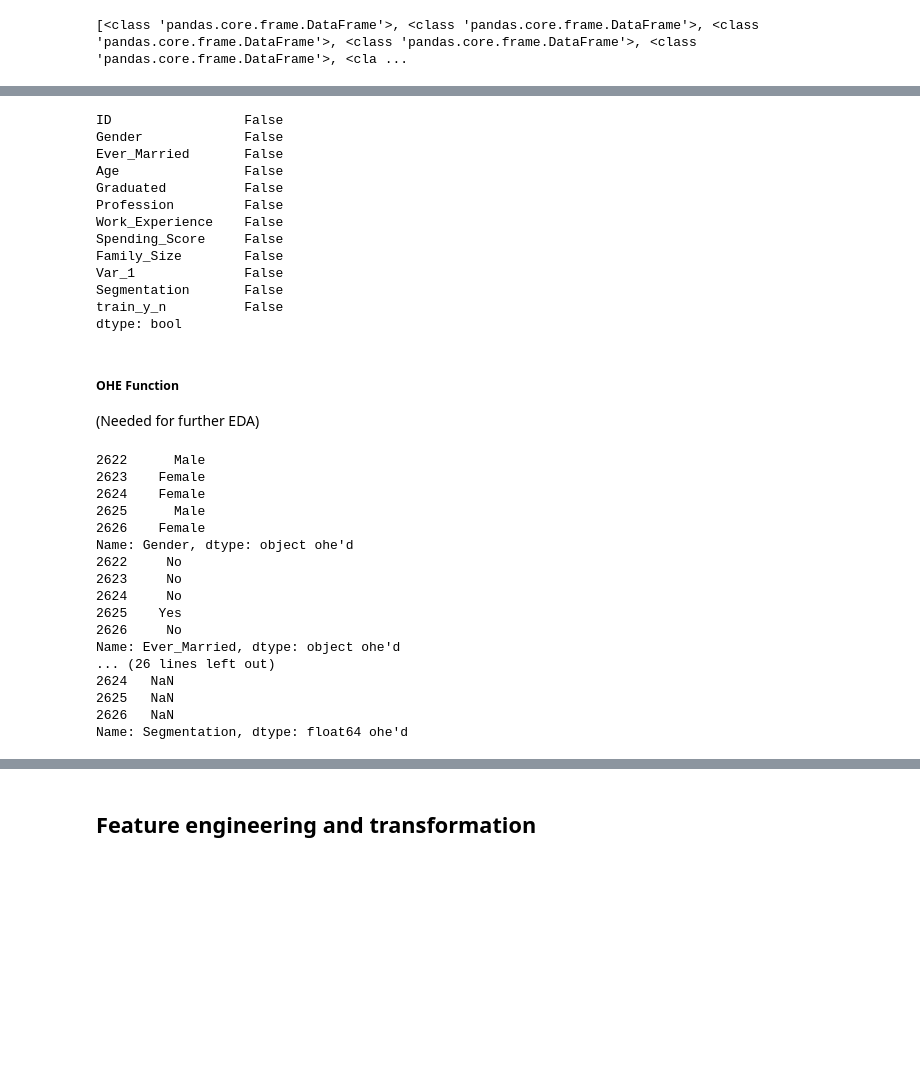
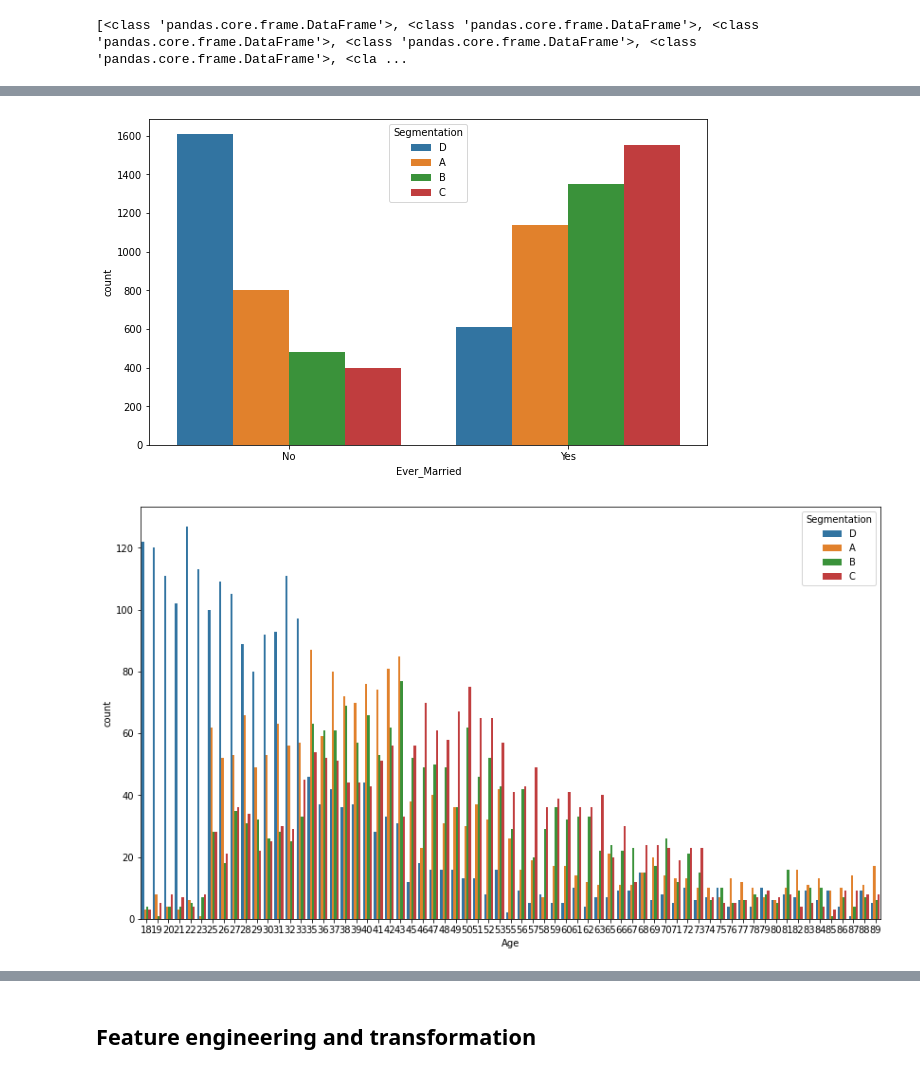
Before and after one commit to SamuelMiller413/Coding-Nomads-Deep-Learning-Miniproject-1, a Jupyter notebook: dl_miniproject_1_tabular_data.ipynb, the cells around one changed output, grey strips where cells are left out. Saved outputs shown, nothing was run; the diff lists cells and outputs as text; code cells hidden in the pictures; blank space fills up the shorter version.

```diff
--- a/dl_miniproject_1_tabular_data.ipynb
+++ b/dl_miniproject_1_tabular_data.ipynb
@@ -187,0 +203,12 @@ len(df_dict)
+# %%
+# drop 'ID' & 'Var_1' columns
+train = train.drop('ID', axis=1)
+train = train.drop('Var_1', axis=1)
+# split into features_cols
+feature_cols = train.columns.tolist()
+feature_cols.remove('Segmentation')
+feature_cols.remove('train_y_n')
+# label
+label_col = 'Segmentation'
+print(feature_cols)
+print(label_col)
@@ -498,19 +635,0 @@ dtype: object
-# %%
-train_copy.isna().any()
-# %% [output]
-ID                 False
-Gender             False
-Ever_Married       False
-Age                False
-Graduated          False
-Profession         False
-Work_Experience    False
-Spending_Score     False
-Family_Size        False
-Var_1              False
-Segmentation       False
-train_y_n          False
-dtype: bool
-# %% [markdown]
-##### OHE Function
-(Needed for further EDA)
@@ -552,20 +636,5 @@ def ohe(subset=None):
-# %%
-ohe(comp_df2)
-# %% [output]
-2622      Male
-2623    Female
-2624    Female
-2625      Male
-2626    Female
-Name: Gender, dtype: object ohe'd
-2622     No
-2623     No
-2624     No
-2625    Yes
-2626     No
-Name: Ever_Married, dtype: object ohe'd
-... (26 lines left out)
-2624   NaN
-2625   NaN
-2626   NaN
-Name: Segmentation, dtype: float64 ohe'd
+# %%
+plot_all_grep('segmentation')
+# %% [output]
+[figure, added]
+[figure, added]
```
Also changed, not shown: parts of 55 cells of this notebook.
